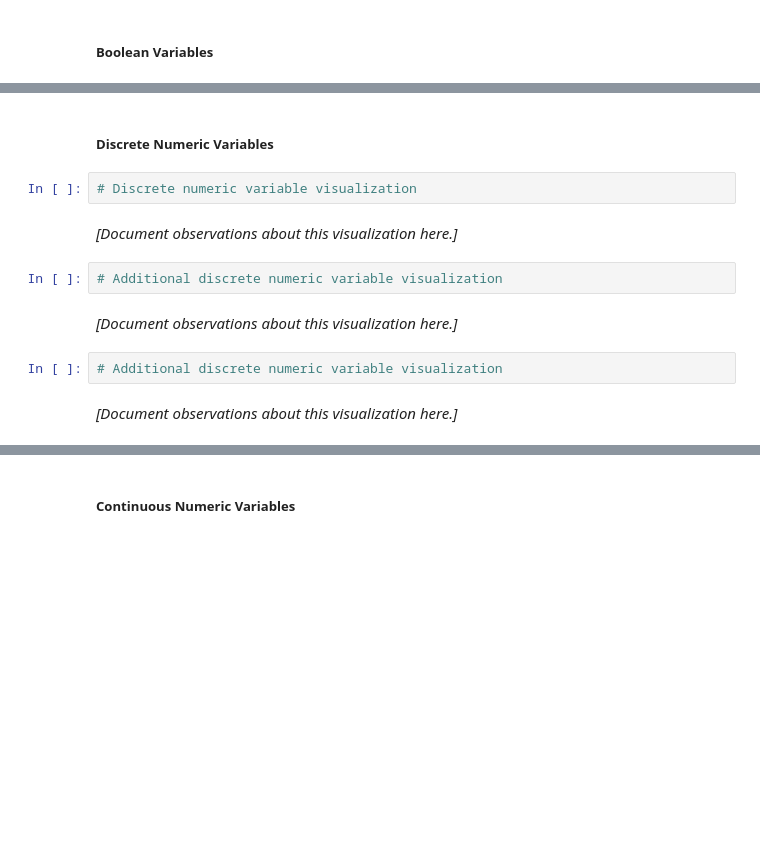
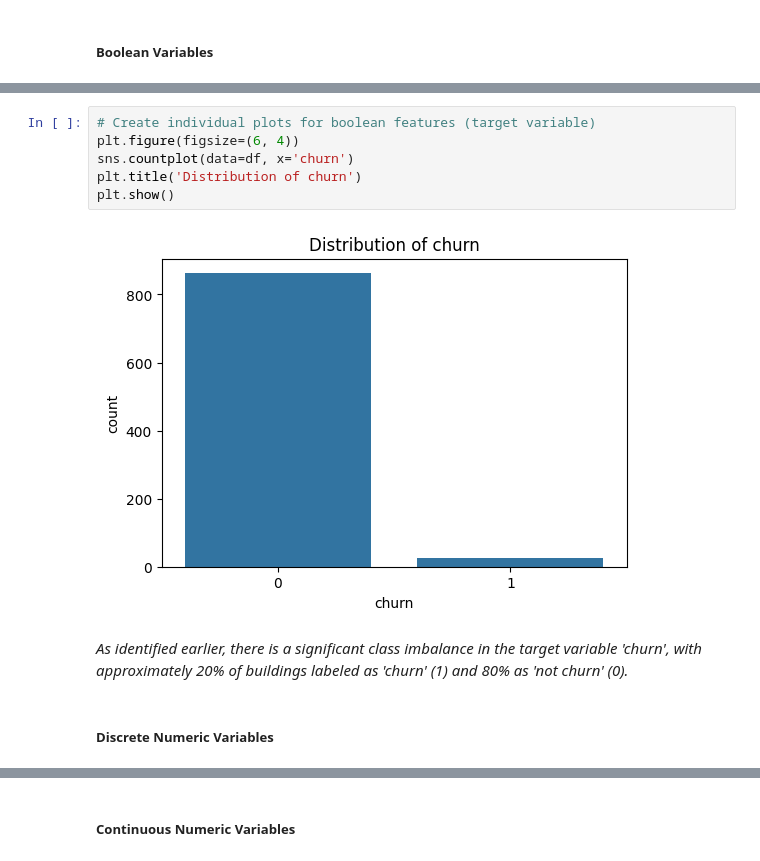
Before and after one commit to KyleHollands/Practice_Project__The_Condo_Services_Retention_Model, a Jupyter notebook: Data Analysis Template v6.ipynb, the cells around one changed output, grey strips where cells are left out. Saved outputs shown, nothing was run; the diff lists cells and outputs as text; blank space fills up the shorter version.

```diff
--- a/Data Analysis Template v6.ipynb
+++ b/Data Analysis Template v6.ipynb
@@ -296,14 +501,12 @@ This section provides comprehensive visualizations to understand data distributi
+# %%
+# Create individual plots for boolean features (target variable)
+plt.figure(figsize=(6, 4))
+sns.countplot(data=df, x='churn')
+plt.title('Distribution of churn')
+plt.show()
+# %% [output]
+[figure, added]
+# %% [markdown]
+*As identified earlier, there is a significant class imbalance in the target variable 'churn', with approximately 20% of buildings labeled as 'churn' (1) and 80% as 'not churn' (0).*
 # %% [markdown]
 ##### Discrete Numeric Variables
-# %%
-# Discrete numeric variable visualization
-# %% [markdown]
-*[Document observations about this visualization here.]*
-# %%
-# Additional discrete numeric variable visualization
-# %% [markdown]
-*[Document observations about this visualization here.]*
-# %%
-# Additional discrete numeric variable visualization
-# %% [markdown]
-*[Document observations about this visualization here.]*
```
Also changed, not shown: parts of 81 cells of this notebook, 2 other files.
